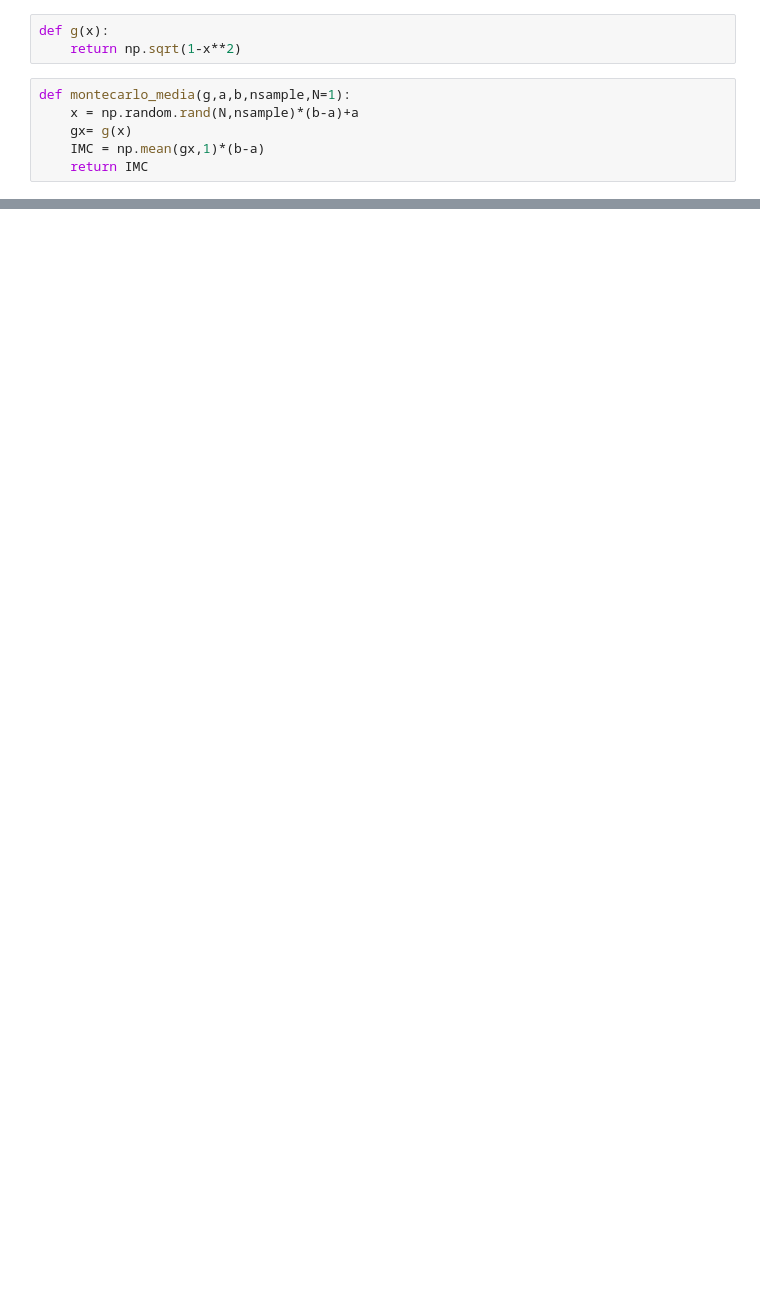
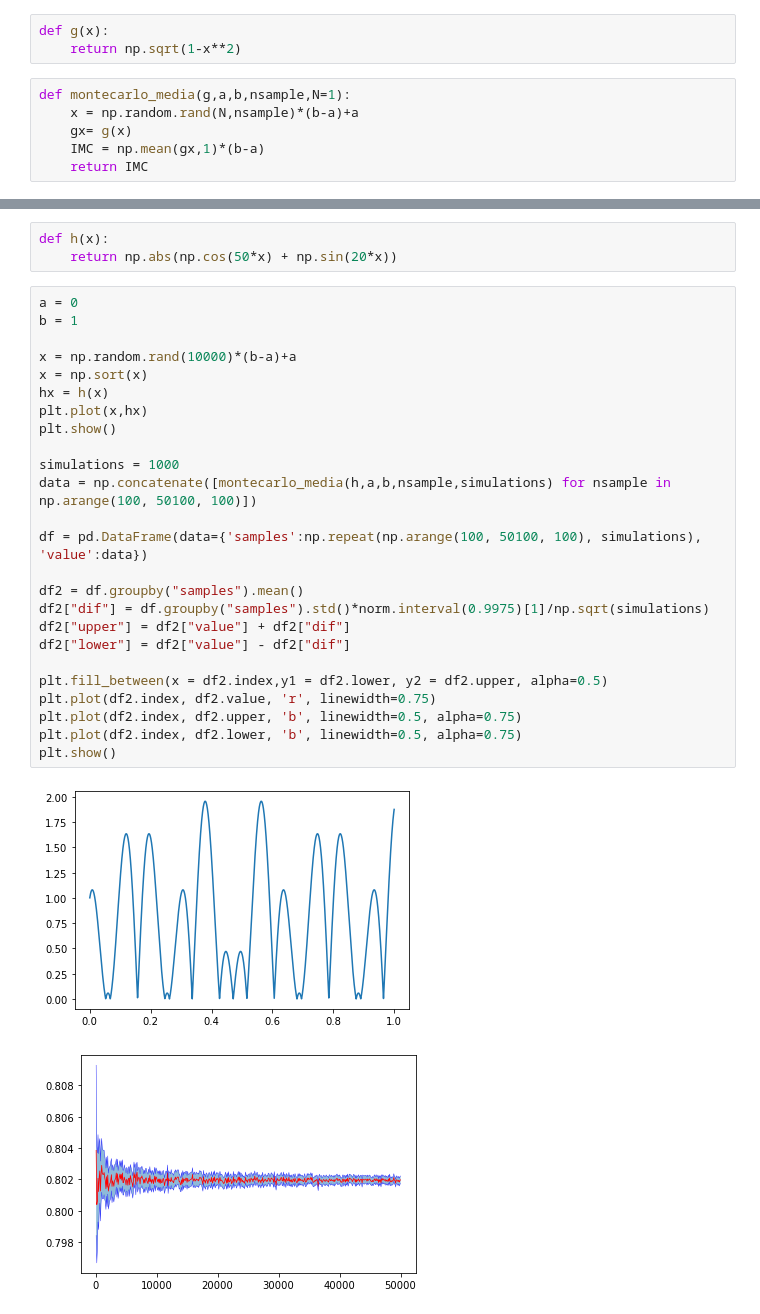
Before and after one commit to OscarGB/MUCD-CN, a Jupyter notebook: Integracion de Monte-Carlo/Untitled.ipynb, the cells around one changed output, grey strips where cells are left out. Drawn from its saved outputs; the diff is of its cells as text; blank space fills up the shorter version.

```diff
--- a/Integracion de Monte-Carlo/Untitled.ipynb
+++ b/Integracion de Monte-Carlo/Untitled.ipynb
@@ -119,0 +125,31 @@ plt.plot(df2.index, df2.lower, 'b', linewidth=0.5, alpha=0.75)
+# %%
+def h(x):
+    return np.abs(np.cos(50*x) + np.sin(20*x))
+# %%
+a = 0
+b = 1
+
+x = np.random.rand(10000)*(b-a)+a
+x = np.sort(x)
+hx = h(x)
+plt.plot(x,hx)
+plt.show()
+
+simulations = 1000
+data = np.concatenate([montecarlo_media(h,a,b,nsample,simulations) for nsample in np.arange(100, 50100, 100)])
+
+df = pd.DataFrame(data={'samples':np.repeat(np.arange(100, 50100, 100), simulations), 'value':data})
+
+df2 = df.groupby("samples").mean()
+df2["dif"] = df.groupby("samples").std()*norm.interval(0.9975)[1]/np.sqrt(simulations)
+df2["upper"] = df2["value"] + df2["dif"]
+df2["lower"] = df2["value"] - df2["dif"]
+
+plt.fill_between(x = df2.index,y1 = df2.lower, y2 = df2.upper, alpha=0.5)
+plt.plot(df2.index, df2.value, 'r', linewidth=0.75)
+plt.plot(df2.index, df2.upper, 'b', linewidth=0.5, alpha=0.75)
+plt.plot(df2.index, df2.lower, 'b', linewidth=0.5, alpha=0.75)
+plt.show()
+# %% [output]
+[figure, added]
+[figure, added]
```
Also changed, not shown: parts of 5 cells of this notebook.
